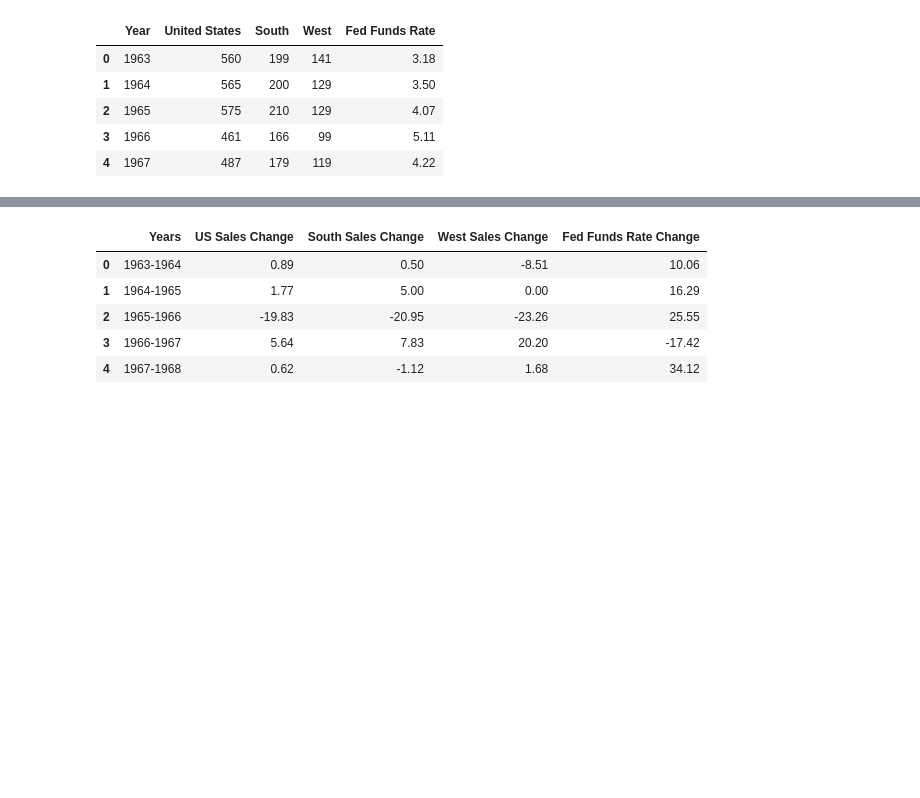
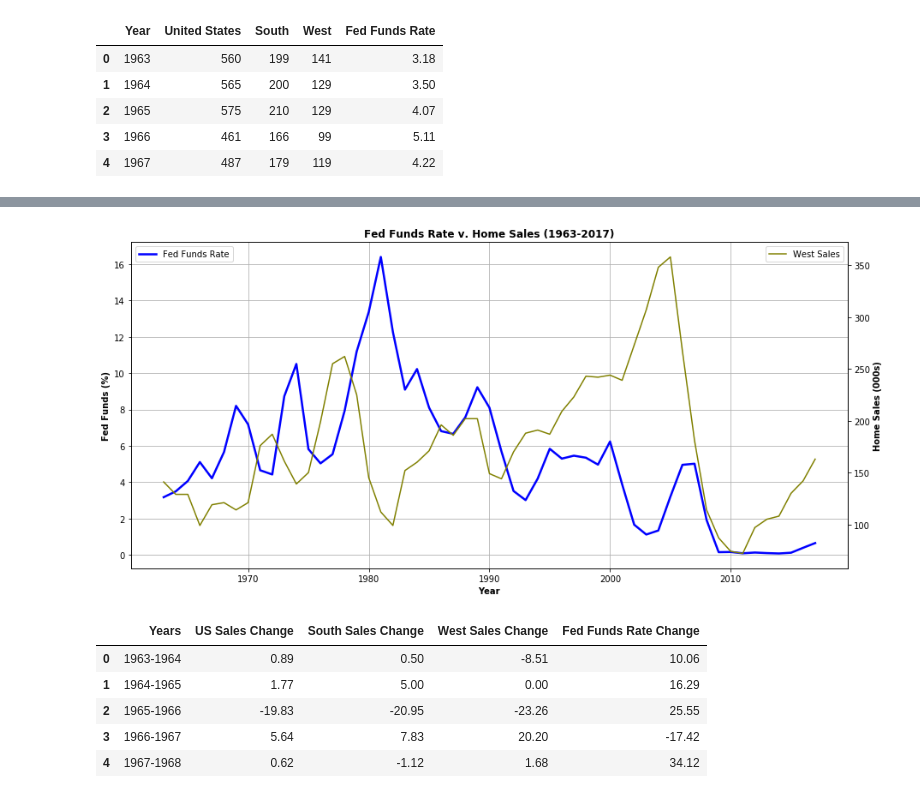
Before and after one commit to CarlosCocuy/ProjectRepo, a Jupyter notebook: fed_funds_analysis.ipynb, the cells around one changed output, grey strips where cells are left out. Drawn from its saved outputs; the diff is of its cells as text; code cells hidden in the pictures; blank space fills up the shorter version.

```diff
--- a/fed_funds_analysis.ipynb
+++ b/fed_funds_analysis.ipynb
@@ -78,3 +92,20 @@ plt.savefig('Graph Images/Fed_Funds_Home_Sales2.png')
+# %%
+fig, ax5=plt.subplots(figsize=(15,7))
+x3=np.arange(1963,2018)
+n3=sales_fed_funds_df['Fed Funds Rate']
+ax5.plot(x3,n3,linewidth=2.5, color ="b")
+ax6=ax5.twinx()
+ax6.plot(x3,west_sales,color="olive", label="West Sales")
+ax5.grid()
+ax5.legend(loc=2)
+ax6.legend(loc=1)
+ax5.set_title('Fed Funds Rate v. Home Sales (1963-2017)',fontweight="bold")
+ax5.set_xlabel('Year', fontweight="bold")
+ax5.set_ylabel('Fed Funds (%)',fontweight="bold")
+ax6.set_ylabel('Home Sales (000s)',fontweight="bold")
+plt.savefig('Graph Images/Fed_Funds_Home_Sales_West.png')
+# %% [output]
+[figure, added]
 # %%
 us_sales_chng = []
 south_sales_chng = []
```
Also changed, not shown: parts of 2 cells of this notebook, 3 other files.
